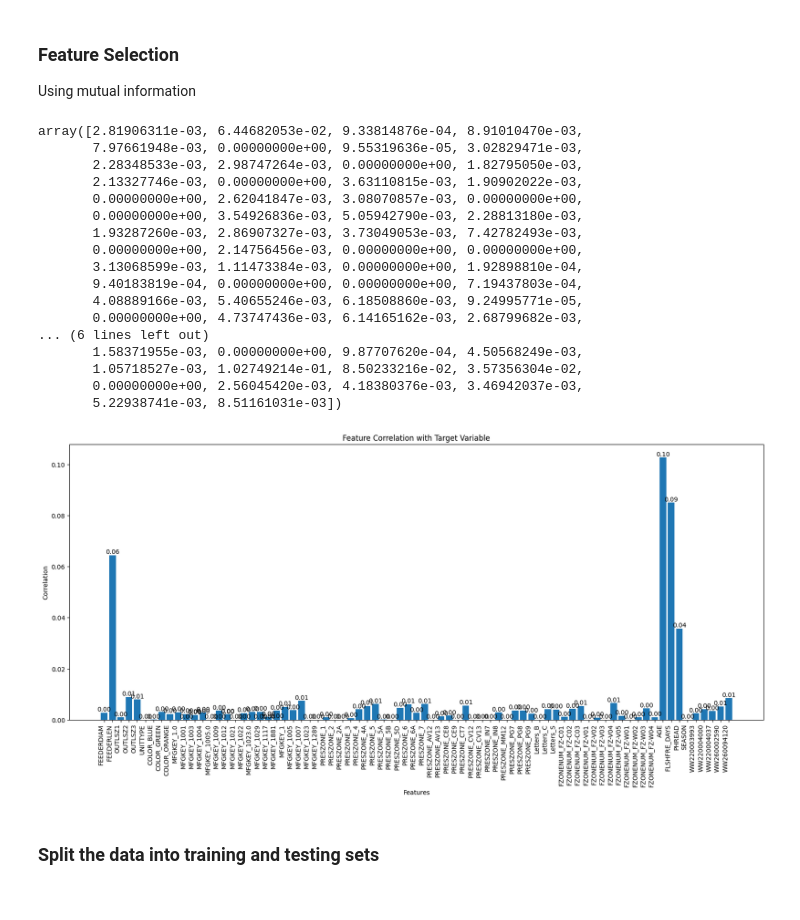
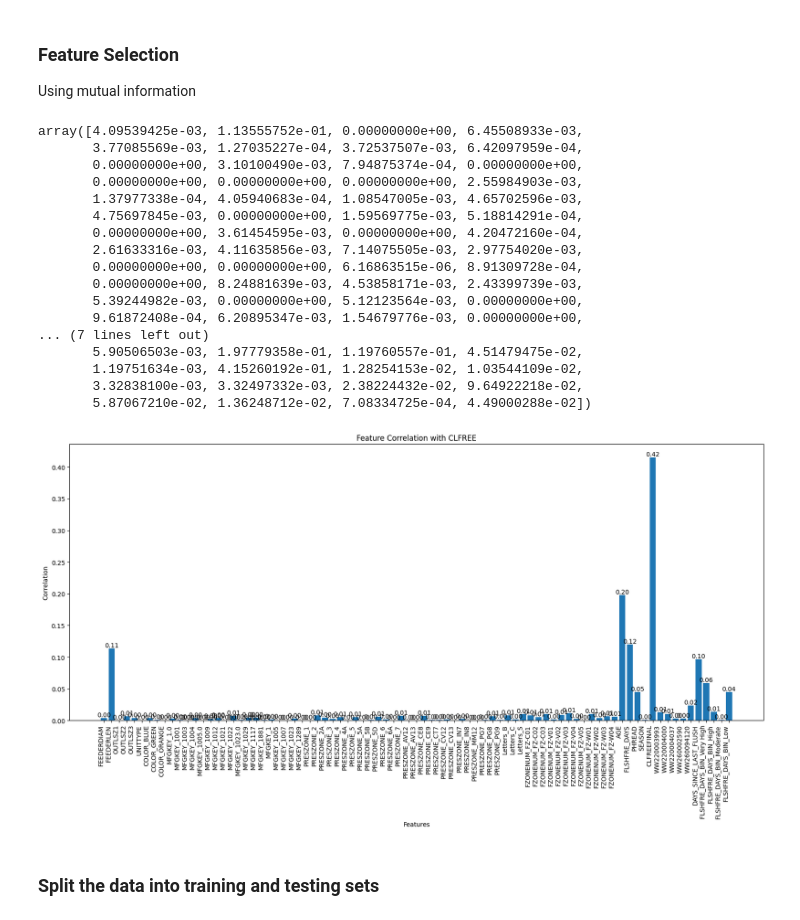
Before and after one commit to ellanguyen-rop/Flushing_Assignments, a Jupyter notebook: Flushing Analytics (1).ipynb, the cells around one changed output. Saved outputs shown, nothing was run; the diff lists cells and outputs as text; code cells hidden in the pictures.

Commit message:
Added feature for days since last flush

```diff
--- a/Flushing Analytics (1).ipynb
+++ b/Flushing Analytics (1).ipynb
@@ -245,6 +245,15 @@ copied_flushing_history_df.loc[copied_flushing_history_df['CLDELTA'].isnull(), '
 # %%
 wwnum_temp = pd.get_dummies(copied_flushing_history_df['WWNUM'])
 copied_flushing_history_df = copied_flushing_history_df.join(wwnum_temp)
+# %%
+# Calculate the number of days since the last flush for each hydrant
+copied_flushing_history_df['DAYS_SINCE_LAST_FLUSH'] = copied_flushing_history_df.groupby('COMPKEY')['FLSHDATE'].diff().dt.days
+
+# Fill NaN values for the first flush of each hydrant
+copied_flushing_history_df['DAYS_SINCE_LAST_FLUSH'] = copied_flushing_history_df['DAYS_SINCE_LAST_FLUSH'].fillna(0)
+
+# Convert to integer type
+copied_flushing_history_df['DAYS_SINCE_LAST_FLUSH'] = copied_flushing_history_df['DAYS_SINCE_LAST_FLUSH'].astype(int)
 # %%
 copied_flushing_history_df
 # %% [output]
@@ -702,11 +713,15 @@ array(['1 YEAR', '6 MONTHS', '3 MONTHS', '4 MONTHS', '2 MONTHS', '2 DAYS',
 # %%
 # Using the FLSHFRE values from the Flushing History dataset to get the frequency in days
 merged_df['FLSHFRE_DAYS'] = merged_df['FLSHFRE'].apply(convert_to_days)
+# %%
+merged_df['FLSHFRE_DAYS_BIN'] = pd.cut(merged_df['FLSHFRE_DAYS'], bins=[1,7,30,90,365], labels=["Very High", "High", "Moderate", "Low"])
+# One hot encoding the binned columns
+merged_df = pd.get_dummies(data=merged_df, columns=['FLSHFRE_DAYS_BIN'])
 # %%
 # Removing features we don't need
 merged_df = merged_df.drop(['FLSHFRE', 'MODELNO', 'INSTDATE'], axis=1)
 # %%
-merged_df = merged_df.drop(['FLSHDATE_DELTA','CLFREE','CLFREEFINAL'], axis=1)
+merged_df = merged_df.drop(['FLSHDATE_DELTA','CLDELTA'], axis=1)
 # %%
 # Save the result to a new Excel file
 # merged_df.to_excel('merged_dataset.xlsx', index=False)
@@ -740,57 +755,57 @@ merged_df[['FEEDERDIAM', 'FEEDERLEN']] = merged_df[['FEEDERDIAM', 'FEEDERLEN']].
 Using mutual information
 # %%
 from sklearn.feature_selection import mutual_info_regression
-
+target = 'CLFREE'
 # Separating the dataset by features (independent variables) and target (dependent variable)
-x = merged_df.drop('CLDELTA', axis=1)
-y = merged_df['CLDELTA']
+x = merged_df.drop(target, axis=1)
+y = merged_df[target]
 # %%
 mi_scores = mutual_info_regression(x, y)
 # %%
 mi_scores
 # %% [output]
-array([2.81906311e-03, 6.44682053e-02, 9.33814876e-04, 8.91010470e-03,
-       7.97661948e-03, 0.00000000e+00, 9.55319636e-05, 3.02829471e-03,
-       2.28348533e-03, 2.98747264e-03, 0.00000000e+00, 1.82795050e-03,
-       2.13327746e-03, 0.00000000e+00, 3.63110815e-03, 1.90902022e-03,
-       0.00000000e+00, 2.62041847e-03, 3.08070857e-03, 0.00000000e+00,
-       0.00000000e+00, 3.54926836e-03, 5.05942790e-03, 2.28813180e-03,
-       1.93287260e-03, 2.86907327e-03, 3.73049053e-03, 7.42782493e-03,
-       0.00000000e+00, 2.14756456e-03, 0.00000000e+00, 0.00000000e+00,
-       3.13068599e-03, 1.11473384e-03, 0.00000000e+00, 1.92898810e-04,
-       9.40183819e-04, 0.00000000e+00, 0.00000000e+00, 7.19437803e-04,
-       4.08889166e-03, 5.40655246e-03, 6.18508860e-03, 9.24995771e-05,
-       0.00000000e+00, 4.73747436e-03, 6.14165162e-03, 2.68799682e-03,
-... (6 lines left out)
-       1.58371955e-03, 0.00000000e+00, 9.87707620e-04, 4.50568249e-03,
-       1.05718527e-03, 1.02749214e-01, 8.50233216e-02, 3.57356304e-02,
-       0.00000000e+00, 2.56045420e-03, 4.18380376e-03, 3.46942037e-03,
-       5.22938741e-03, 8.51161031e-03])
+array([4.09539425e-03, 1.13555752e-01, 0.00000000e+00, 6.45508933e-03,
+       3.77085569e-03, 1.27035227e-04, 3.72537507e-03, 6.42097959e-04,
+       0.00000000e+00, 3.10100490e-03, 7.94875374e-04, 0.00000000e+00,
+       0.00000000e+00, 0.00000000e+00, 0.00000000e+00, 2.55984903e-03,
+       1.37977338e-04, 4.05940683e-04, 1.08547005e-03, 4.65702596e-03,
+       4.75697845e-03, 0.00000000e+00, 1.59569775e-03, 5.18814291e-04,
+       0.00000000e+00, 3.61454595e-03, 0.00000000e+00, 4.20472160e-04,
+       2.61633316e-03, 4.11635856e-03, 7.14075505e-03, 2.97754020e-03,
+       0.00000000e+00, 0.00000000e+00, 6.16863515e-06, 8.91309728e-04,
+       0.00000000e+00, 8.24881639e-03, 4.53858171e-03, 2.43399739e-03,
+       5.39244982e-03, 0.00000000e+00, 5.12123564e-03, 0.00000000e+00,
+       9.61872408e-04, 6.20895347e-03, 1.54679776e-03, 0.00000000e+00,
+... (7 lines left out)
+       5.90506503e-03, 1.97779358e-01, 1.19760557e-01, 4.51479475e-02,
+       1.19751634e-03, 4.15260192e-01, 1.28254153e-02, 1.03544109e-02,
+       3.32838100e-03, 3.32497332e-03, 2.38224432e-02, 9.64922218e-02,
+       5.87067210e-02, 1.36248712e-02, 7.08334725e-04, 4.49000288e-02])
 # %%
 feature_names = x.columns.tolist()
 
 # Create a bar plot
 plt.figure(figsize=(20, 8))
 bars = plt.bar(feature_names, mi_scores)
 
 # Customize the plot
-plt.title('Feature Correlation with Target Variable')
+plt.title(f'Feature Correlation with {target}')
 plt.xlabel('Features', fontsize=10)
 plt.ylabel('Correlation', fontsize=10)
 plt.xticks(rotation=90, ha='right')
 
 # Add value labels on top of each bar
 for bar in bars:
     height = bar.get_height()
     plt.text(bar.get_x() + bar.get_width()/2., height,
              f'{height:.2f}',
              ha='center', va='bottom')
 
 # Adjust layout and display the plot
 #plt.tight_layout()
 plt.show()
 # %% [output]
-[figure, old version]
+[figure, new version]
 # %% [markdown]
 ### Split the data into training and testing sets
 # %%
```
Also changed, not shown: parts of 13 cells of this notebook, 3 other files.
